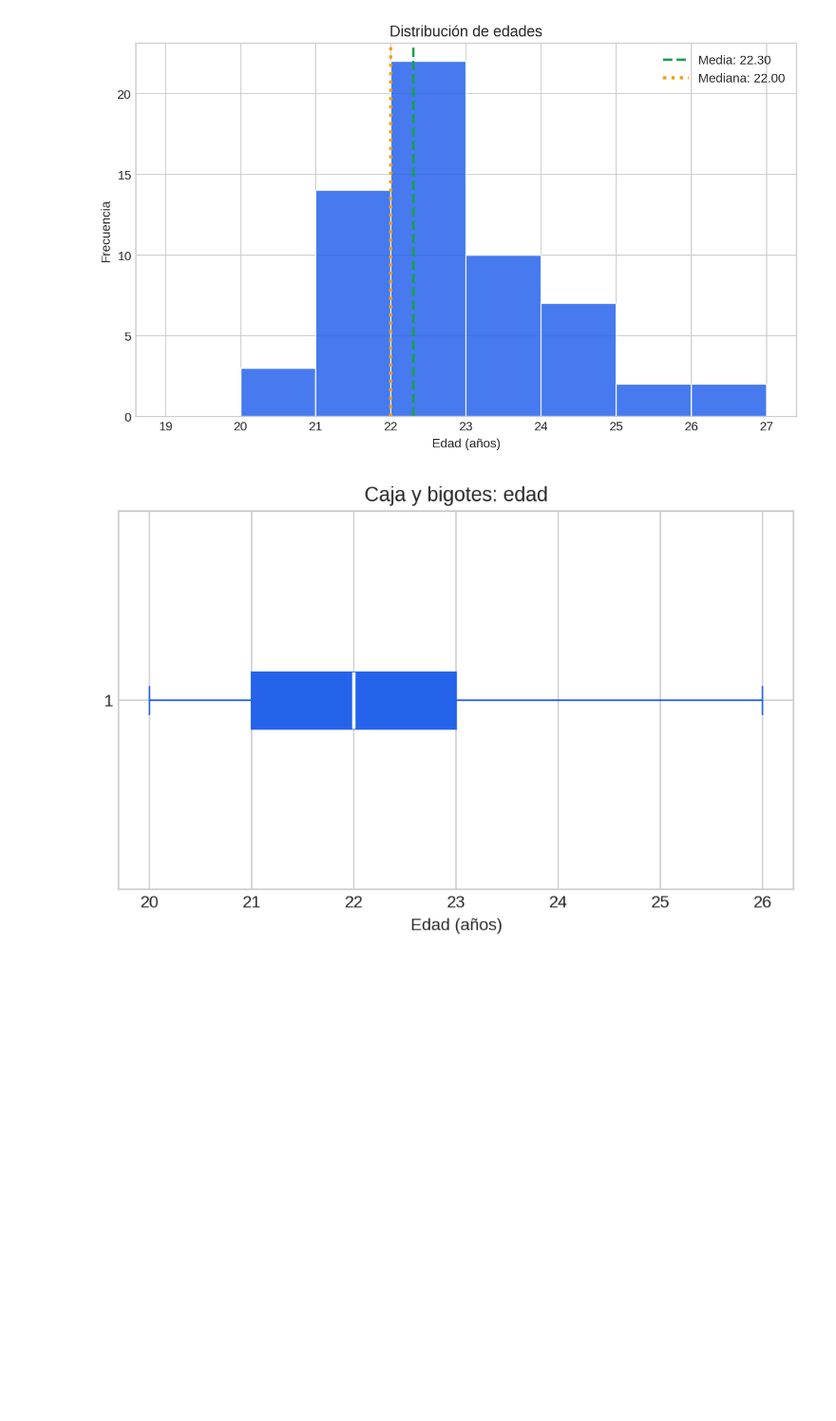
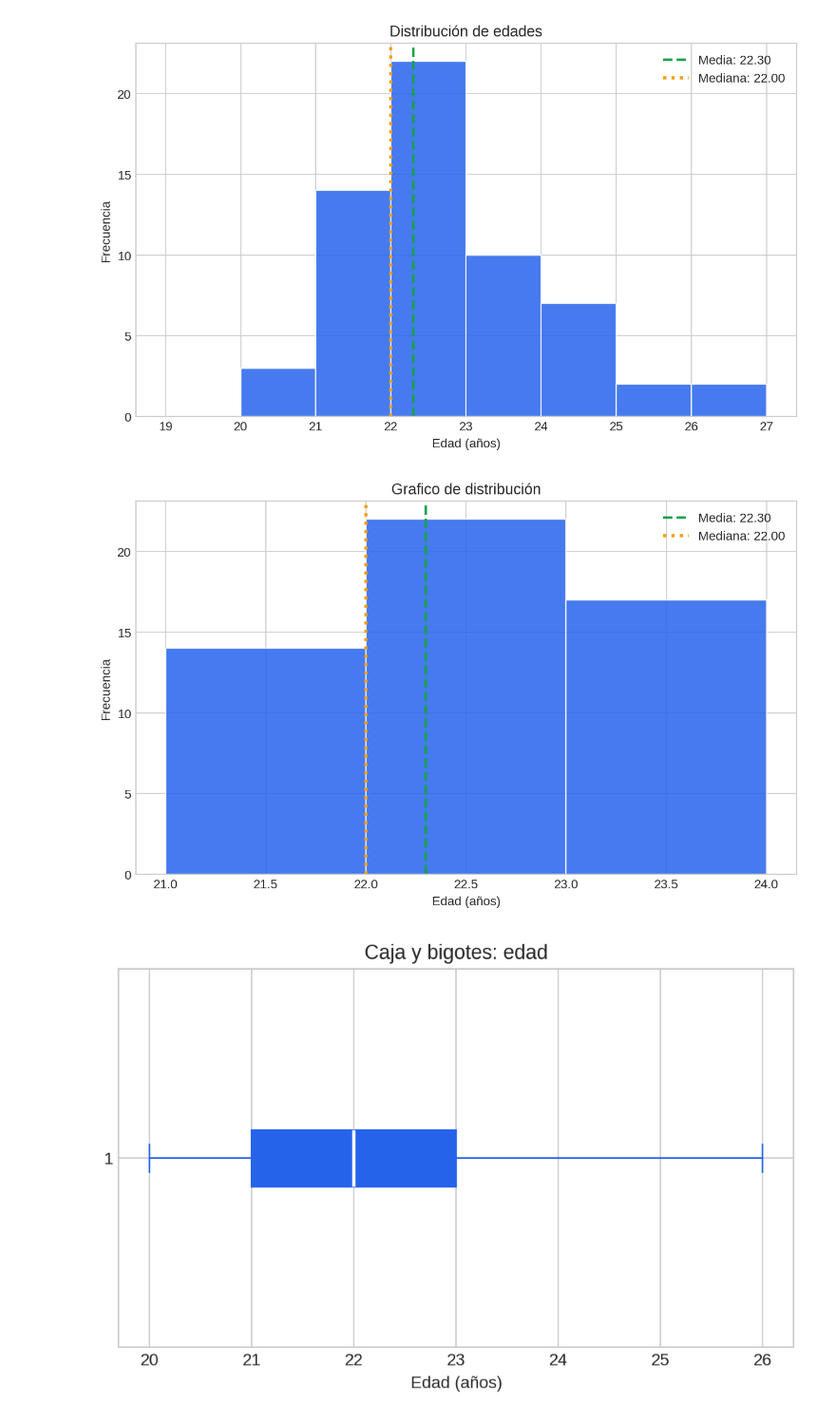
Before and after one commit to ErikDlrr/mineriaDeDatos, a Jupyter notebook: MineriaDeDatos2.ipynb, the cells around one changed output. Shown at 95% size. Saved outputs shown, nothing was run; the diff lists cells and outputs as text; code cells hidden in the pictures; blank space fills up the shorter version.

```diff
--- a/MineriaDeDatos2.ipynb
+++ b/MineriaDeDatos2.ipynb
@@ -526,2 +534,6 @@ df = pd.read_csv(StringIO(content), sep=',', header=None, names=column_names)
+# %%
+# --- Carga y limpieza ---
+df = pd.read_csv(StringIO(raw), sep='\t')
+df.columns = [c.strip() for c in df.columns]
 # %%
 # --- Variables derivadas ---
@@ -558,5 +571,22 @@ fig.savefig('01_hist_edades.png', dpi=180)
 # %% [output]
 [figure]
+# %%
+fig, ax = plt.subplots(figsize=(8,5))
+bins = range(int(df['edad'].min())+1, int(df['edad'].max())-1)
+ax.hist(df['edad'], bins=bins, color=accent, edgecolor='white', alpha=0.85)
+mean_age = df['edad'].mean()
+med_age = df['edad'].median()
+ax.axvline(mean_age, color=accent2, linestyle='--', linewidth=2, label=f"Media: {mean_age:.2f}")
+ax.axvline(med_age, color=accent3, linestyle=':', linewidth=2.5, label=f"Mediana: {med_age:.2f}")
+ax.set_title('Grafico de distribución')
+ax.set_xlabel('Edad (años)')
+ax.set_ylabel('Frecuencia')
+ax.legend()
+plt.tight_layout()
+plt.show()
+fig.savefig('01_hist_edades.png', dpi=180)
+# %% [output]
+[figure, added]
 # %%
 # =======================
 # 2) Boxplot de edades
```
Also changed, not shown: parts of 158 cells of this notebook.
